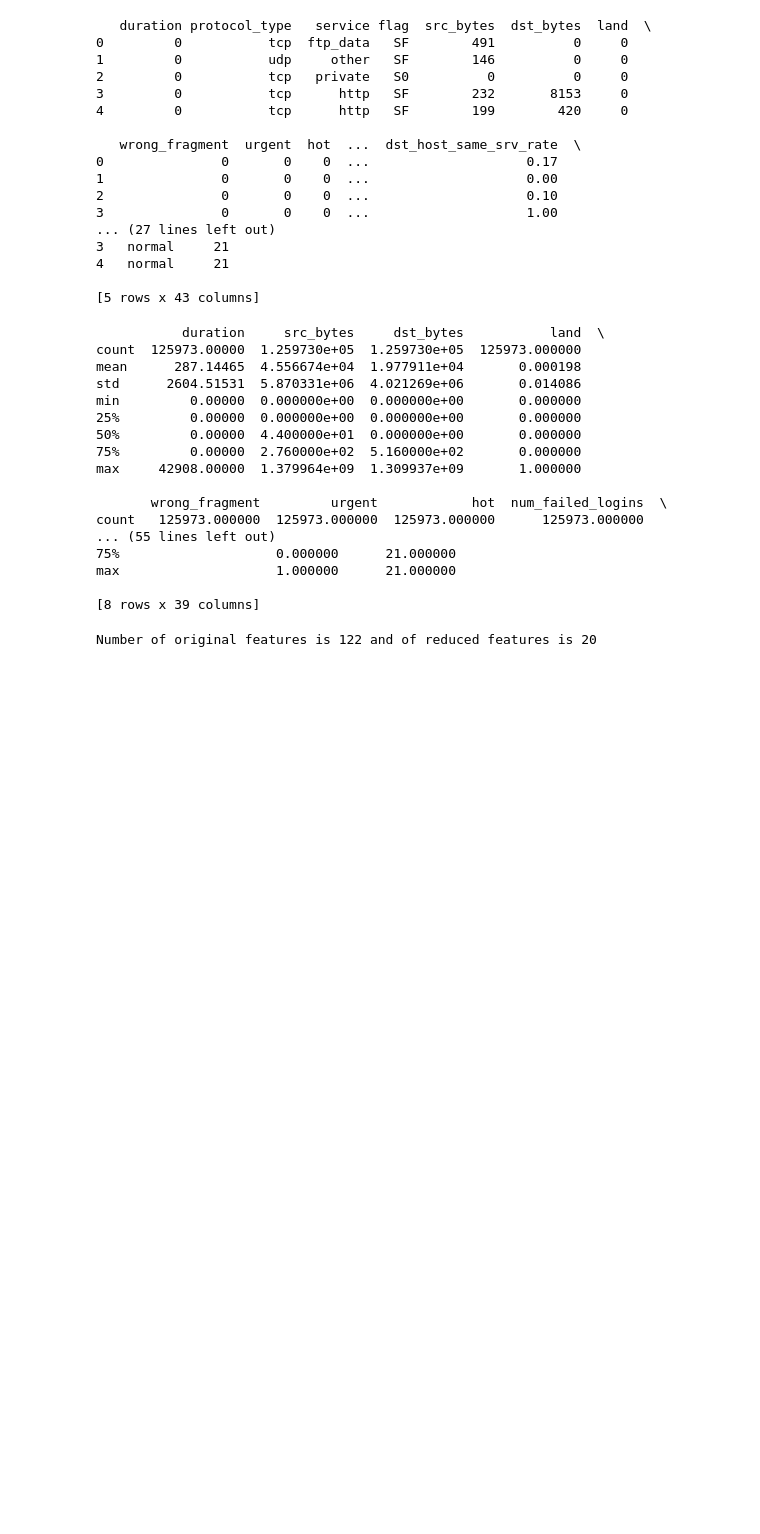
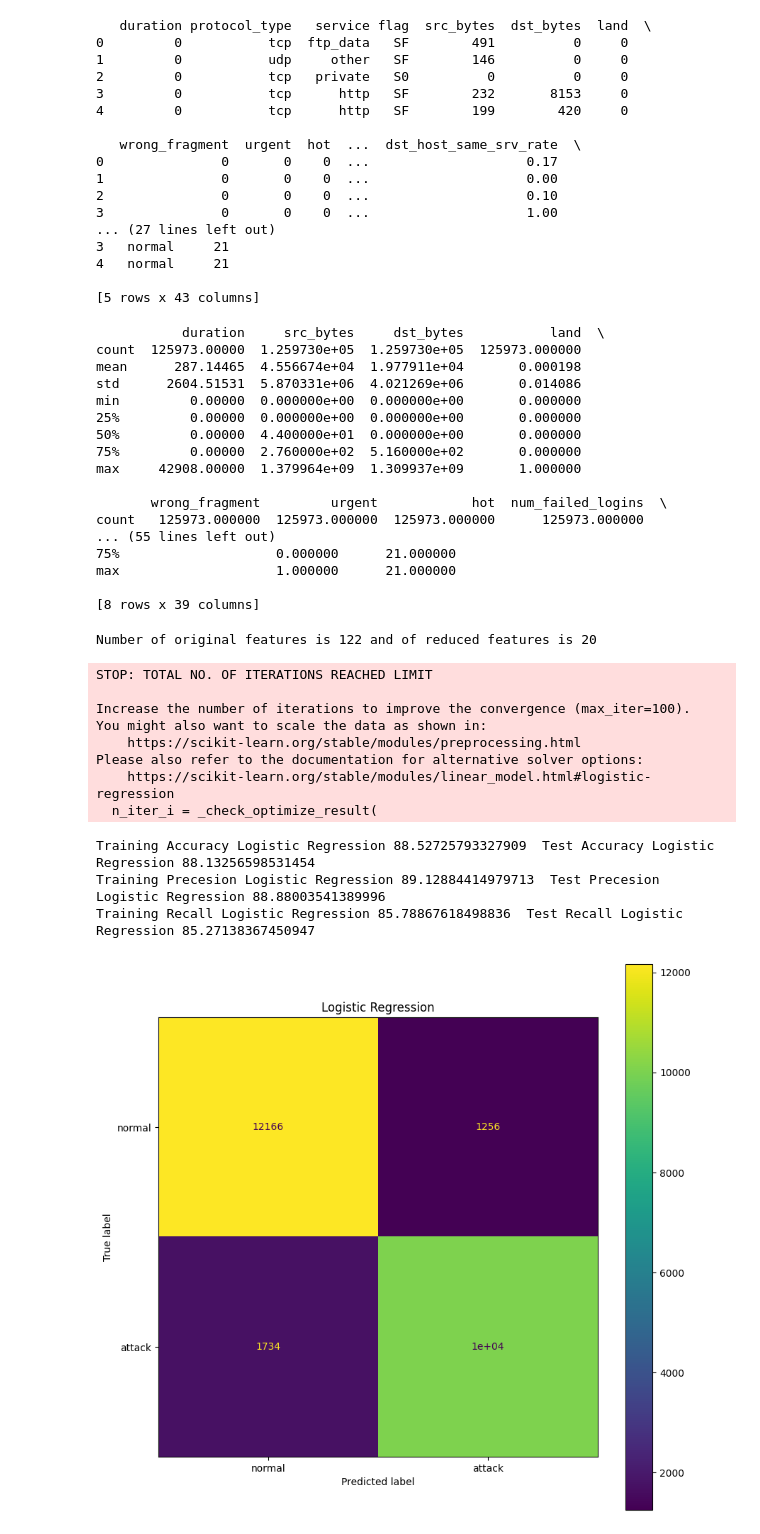
Before and after one commit to James-Crockett/IS734_Intrusion_Detection_System, a Jupyter notebook: is734_pre_processing.ipynb, the cells around one changed output. Saved outputs shown, nothing was run; the diff lists cells and outputs as text; code cells hidden in the pictures; blank space fills up the shorter version.

Commit message:
added logistic reg and random forest

```diff
--- a/is734_pre_processing.ipynb
+++ b/is734_pre_processing.ipynb
@@ -158,3 +159,21 @@ def evaluate_classification(model, name, X_train, X_test, y_train, y_test):
     fig, ax = plt.subplots(figsize=(10,10))
     ax.grid(False)
     cm_display.plot(ax=ax)
+# %%
+lr = LogisticRegression().fit(x_train, y_train)
+evaluate_classification(lr, "Logistic Regression", x_train, x_test, y_train, y_test)
+plt.title('Logistic Regression')
+plt.show()
+# %% [output]
+STOP: TOTAL NO. OF ITERATIONS REACHED LIMIT
+
+Increase the number of iterations to improve the convergence (max_iter=100).
+You might also want to scale the data as shown in:
+    https://scikit-learn.org/stable/modules/preprocessing.html
+Please also refer to the documentation for alternative solver options:
+    https://scikit-learn.org/stable/modules/linear_model.html#logistic-regression
+  n_iter_i = _check_optimize_result(
+Training Accuracy Logistic Regression 88.52725793327909  Test Accuracy Logistic Regression 88.13256598531454
+Training Precesion Logistic Regression 89.12884414979713  Test Precesion Logistic Regression 88.88003541389996
+Training Recall Logistic Regression 85.78867618498836  Test Recall Logistic Regression 85.27138367450947
+[figure, added]
```
Also changed, not shown: parts of 2 cells of this notebook.
